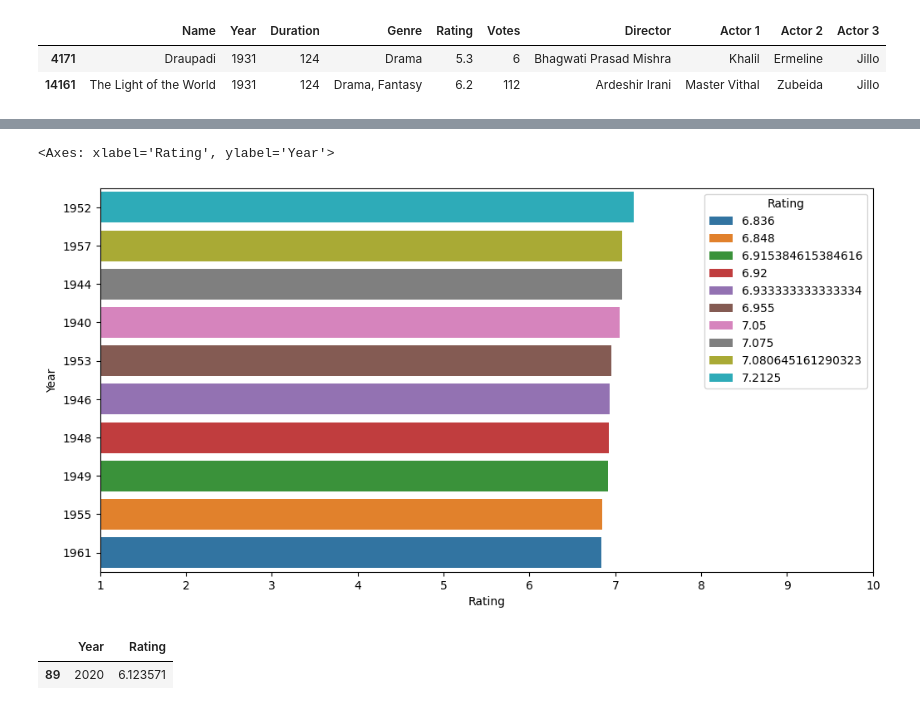
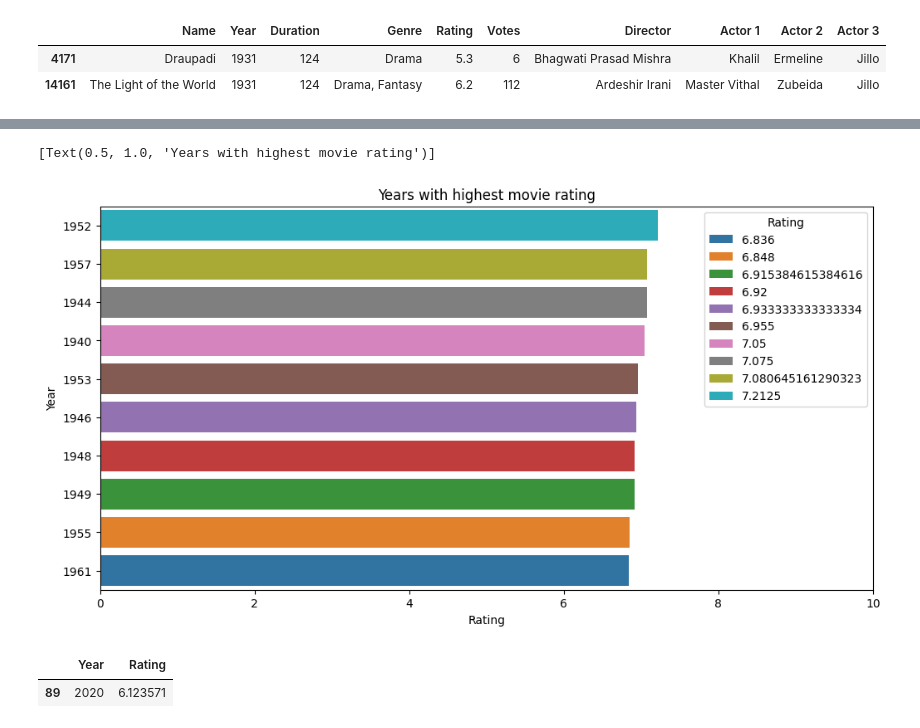
Before and after one commit to kdmwangi/Data-Science, a Jupyter notebook: Movie_rating_prediction.ipynb, the cells around one changed output, grey strips where cells are left out. Drawn from its saved outputs; the diff is of its cells as text; code cells hidden in the pictures.

```diff
--- a/Movie_rating_prediction.ipynb
+++ b/Movie_rating_prediction.ipynb
@@ -154,8 +154,11 @@ def extract_year(yr):
   return str(yr).strip('()')
 def extract_duration(dr):
   return int(dr.strip('min'))
+def extract_votes(vt):
+  return vt.replace(',','')
 clean_data['Year'] = clean_data['Year'].apply(extract_year)
 clean_data['Duration'] = clean_data['Duration'].apply(extract_duration)
+clean_data['Votes'] = clean_data['Votes'].apply(extract_votes)
 # %% [output]
 A value is trying to be set on a copy of a slice from a DataFrame.
 Try using .loc[row_indexer,col_indexer] = value instead
@@ -277,0 +288,3 @@ clean_data.sort_values(by='Rating', ascending=False)[-10:]
+# %%
+# number of votes / movie with the highest votes/ votes per rating
+clean_data['Votes'] = clean_data['Votes'].astype('int')
@@ -335,10 +426,11 @@ clean_data[['Year','Rating',]].groupby('Year', as_index=False).head()
 # %%
 plt.figure(figsize=(12,6))
-plt.xlim(1,10)
-sns.barplot(movie_by_year_rating[:10], x='Rating', y='Year',hue='Rating',dodge=False )
+plt.xlim(0,10)
+fig = sns.barplot(movie_by_year_rating[:10], x='Rating', y='Year',hue='Rating',dodge=False )
+fig.set(title='Years with highest movie rating')
 # %% [output]
-<Axes: xlabel='Rating', ylabel='Year'>
+[Text(0.5, 1.0, 'Years with highest movie rating')]
-[figure, old version]
+[figure, new version]
 # %%
 movie_by_year_rating[movie_by_year_rating['Year'] == '2020']
 # %% [output]
```
Also changed, not shown: parts of 29 cells of this notebook.
